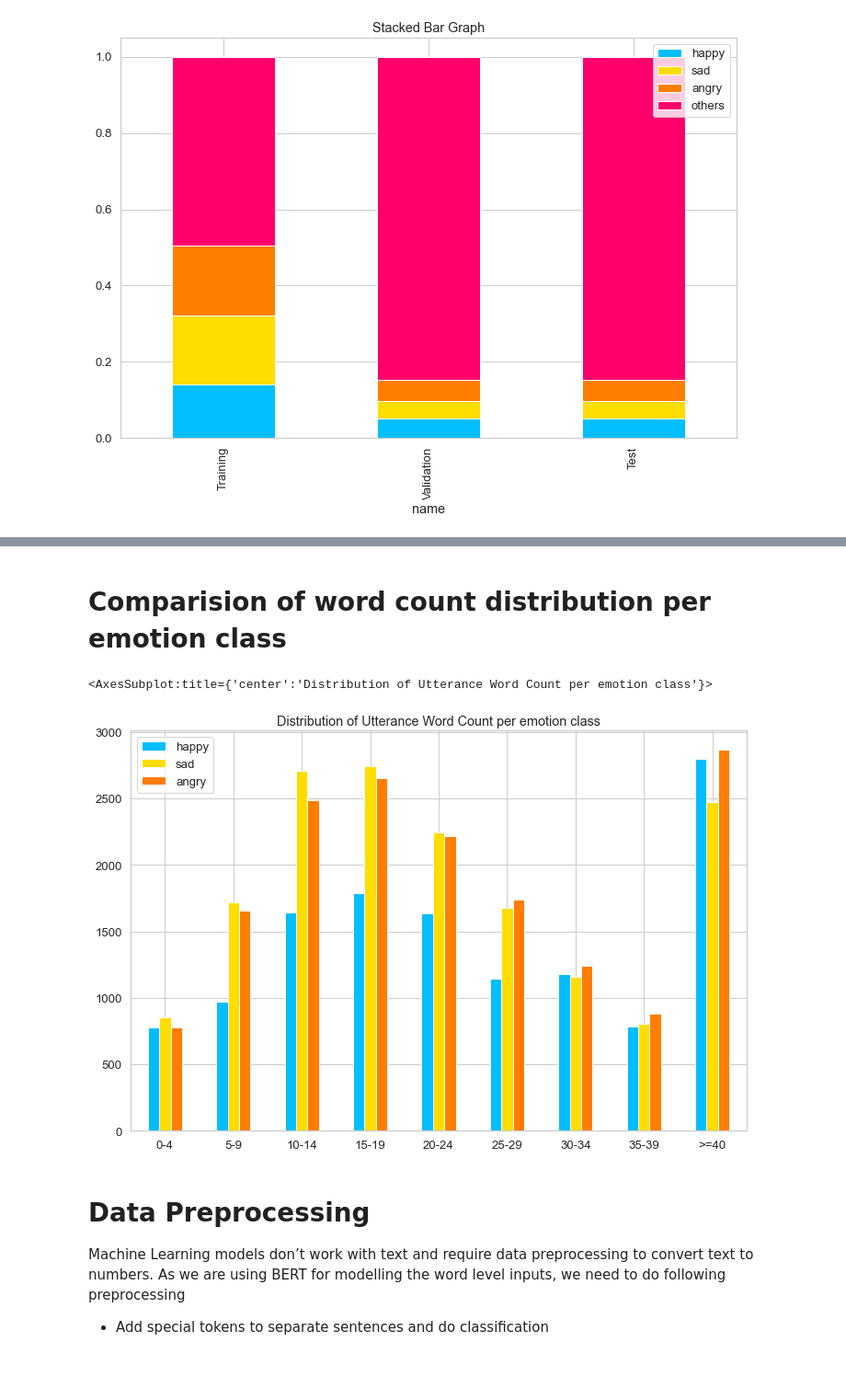
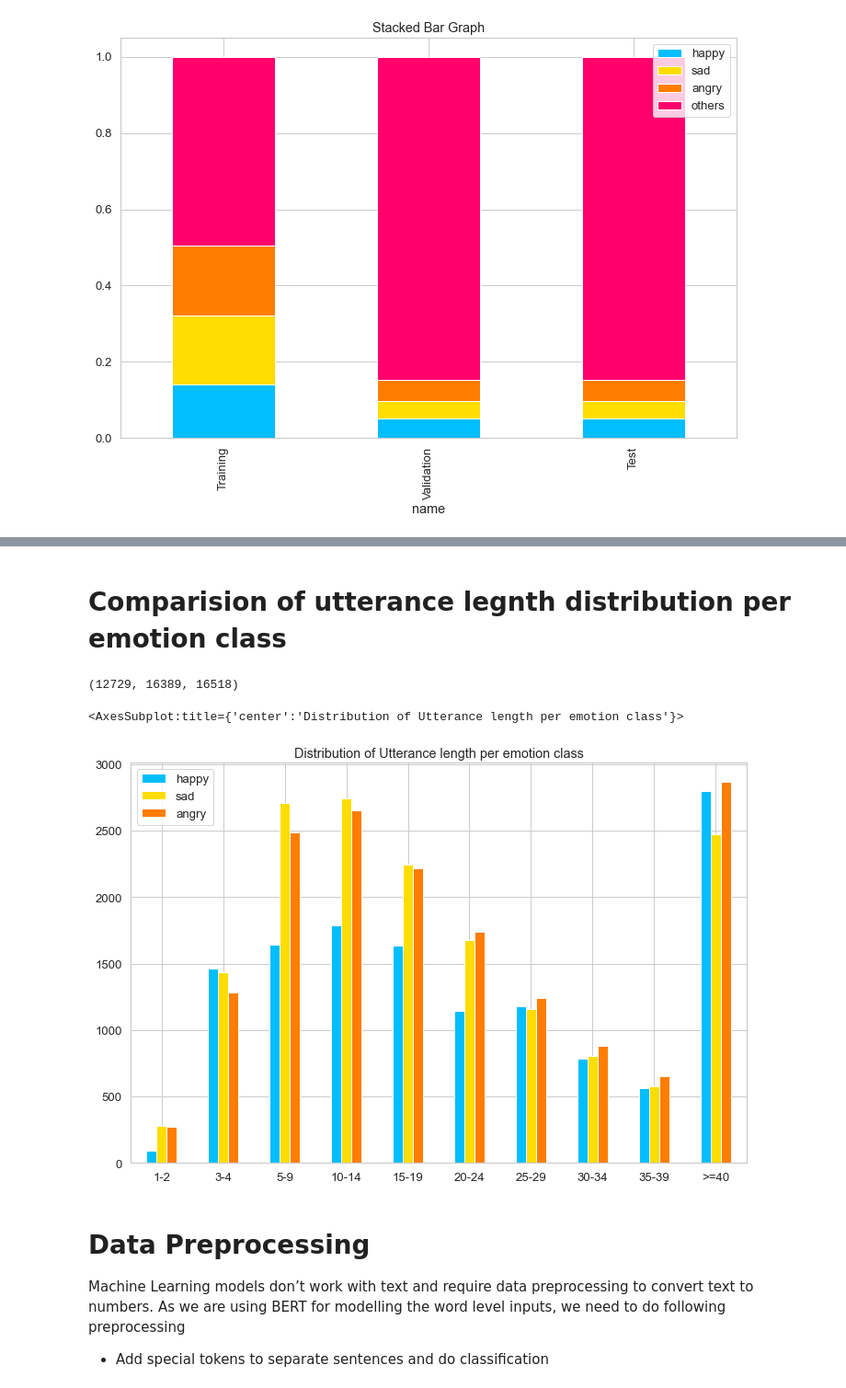
Before and after one commit to neeraj310/Master_Thesis_EA_In_ERC, a Jupyter notebook: playground/Semeval_task3-pl.ipynb, the cells around one changed output, grey strips where cells are left out. Shown at 92% size. Cells and saved outputs as stored; diff of their text form; code cells hidden in the pictures.

```diff
--- a/playground/Semeval_task3-pl.ipynb
+++ b/playground/Semeval_task3-pl.ipynb
@@ -218,37 +238,44 @@ sns.histplot(d['angry'] , ax=ax[2])
 # %% [markdown]
-# Comparision of word count distribution per emotion class
+# Comparision of utterance legnth distribution per emotion class
-# %%
-df = df_train
-d = {"happy":[],"sad":[],"angry":[] };
-for i, a,b,c in zip(df.label, df.turn1,df.turn2,df.turn3):
-    if (i == "others"):
-        continue
-    d[i].append([len(a), len(b), len(c)])
+# %%
+d = {"happy":[],"sad":[],"angry":[] };
+for col in ['turn1', 'turn2', 'turn3']:
+    for label, token in zip(df_train.label, df_train[col]):
+        if (label == "others"):
+            continue
+        d[label].append(len(token))
+# %%
+len(d['happy']), len(d['sad']), len(d['angry'])
+# %% [output]
+(12729, 16389, 16518)
 # %%
 index = [1, 2, 3,
-         4, 5, 6, 7, 8, 9]
+         4, 5, 6, 7, 8, 9, 10]
 columns = ["happy", "sad","angry"]
 df_wc =  pd.DataFrame(columns = columns, index=index)
 df_wc = df_wc.fillna(0)
 for keys in d.keys():
-    for row in d[keys]:
-        for i in range(1, 10):
-            if i == 9:
-                for j in row:
-                    if j>=40:
-                        df_wc.loc[i, keys] +=1
-            else:
-                for j in row:
-                    if j in list(range((i-1)*5, i*5)):
+    for i in range (len( d[keys])):
+        for j in range(1, 11):
+            if j == 10:
+                if d[keys][i]>=40:
+                        df_wc.loc[j, keys] +=1
+            elif j in list(range(3, 10)):
+                if d[keys][i] in list(range((j-1)*5, j*5)):
+                    df_wc.loc[j, keys] +=1
 
-                        df_wc.loc[i, keys] +=1
+            else :
+                if d[keys][i] in [1, 2]:
+                    df_wc.loc[1, keys] +=1
+                elif d[keys][i] in [3, 4]:
+                    df_wc.loc[2, keys] +=1
 
-df_wc.index = ['0-4', '5-9', '10-14', '15-19','20-24', '25-29', '30-34', '35-39' , '>=40']
+df_wc.index = ['1-2', '3-4', '5-9', '10-14', '15-19','20-24', '25-29', '30-34', '35-39' , '>=40']
 # %%
-df_wc.plot.bar(rot=0, title = 'Distribution of Utterance Word Count per emotion class')
+df_wc.plot.bar(rot=0, title = 'Distribution of Utterance length per emotion class')
 # %% [output]
-<AxesSubplot:title={'center':'Distribution of Utterance Word Count per emotion class'}>
+<AxesSubplot:title={'center':'Distribution of Utterance length per emotion class'}>
-[figure, old version]
+[figure, new version]
 # %% [markdown]
 # Data Preprocessing
 
```
Also changed, not shown: parts of 7 cells of this notebook.
